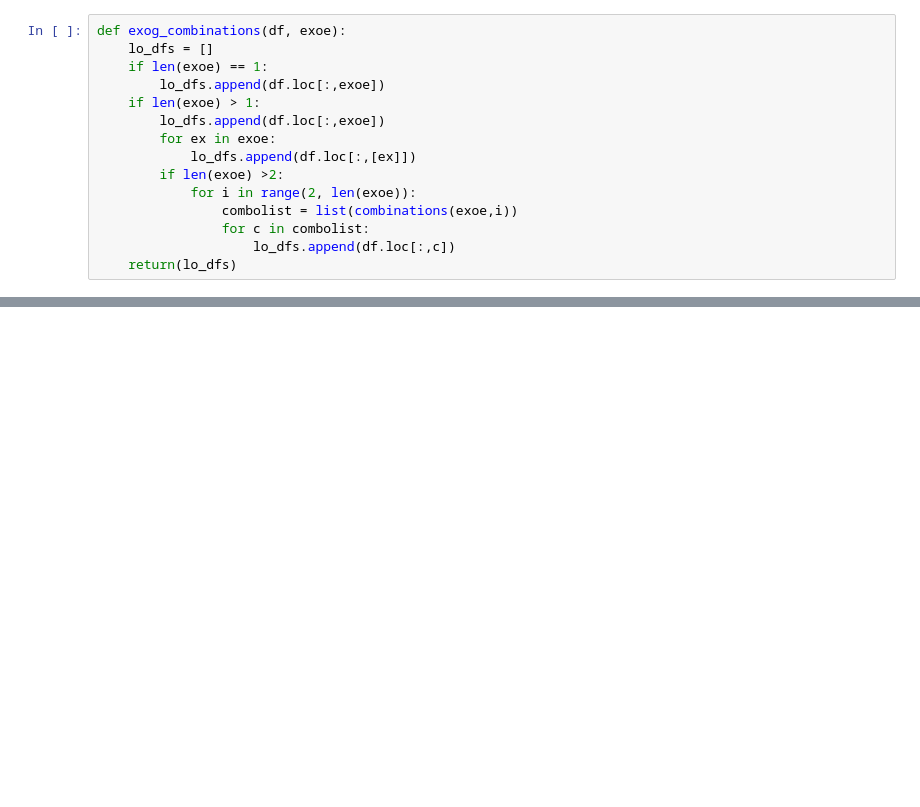
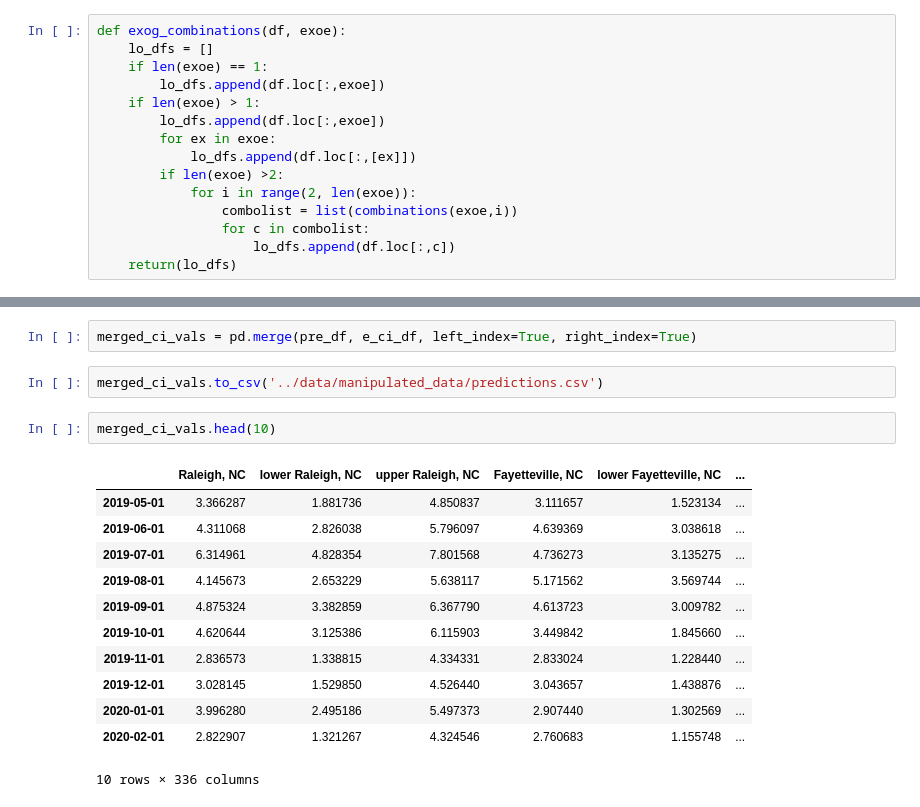
Before and after one commit to lilfetz22/NCRainfallPredictions_CAP1, a Jupyter notebook: src/Exogenous_Variables.ipynb, the cells around one changed output, grey strips where cells are left out. Saved outputs shown, nothing was run; the diff lists cells and outputs as text; blank space fills up the shorter version.

```diff
--- a/src/Exogenous_Variables.ipynb
+++ b/src/Exogenous_Variables.ipynb
@@ -189,0 +240,19 @@ KeyboardInterrupt:
+# %%
+merged_ci_vals = pd.merge(pre_df, e_ci_df, left_index=True, right_index=True)
+# %%
+merged_ci_vals.to_csv('../data/manipulated_data/predictions.csv')
+# %%
+merged_ci_vals.head(10)
+# %% [output]
+|  | Raleigh, NC | lower Raleigh, NC | upper Raleigh, NC | Fayetteville, NC | lower Fayetteville, NC | ... |
+| 2019-05-01 | 3.366287 | 1.881736 | 4.850837 | 3.111657 | 1.523134 | ... |
+| 2019-06-01 | 4.311068 | 2.826038 | 5.796097 | 4.639369 | 3.038618 | ... |
+| 2019-07-01 | 6.314961 | 4.828354 | 7.801568 | 4.736273 | 3.135275 | ... |
+| 2019-08-01 | 4.145673 | 2.653229 | 5.638117 | 5.171562 | 3.569744 | ... |
+| 2019-09-01 | 4.875324 | 3.382859 | 6.367790 | 4.613723 | 3.009782 | ... |
+| 2019-10-01 | 4.620644 | 3.125386 | 6.115903 | 3.449842 | 1.845660 | ... |
+| 2019-11-01 | 2.836573 | 1.338815 | 4.334331 | 2.833024 | 1.228440 | ... |
+| 2019-12-01 | 3.028145 | 1.529850 | 4.526440 | 3.043657 | 1.438876 | ... |
+| 2020-01-01 | 3.996280 | 2.495186 | 5.497373 | 2.907440 | 1.302569 | ... |
+| 2020-02-01 | 2.822907 | 1.321267 | 4.324546 | 2.760683 | 1.155748 | ... |
+10 rows × 336 columns
```
Also changed, not shown: parts of 17 cells of this notebook, 6 other files.
